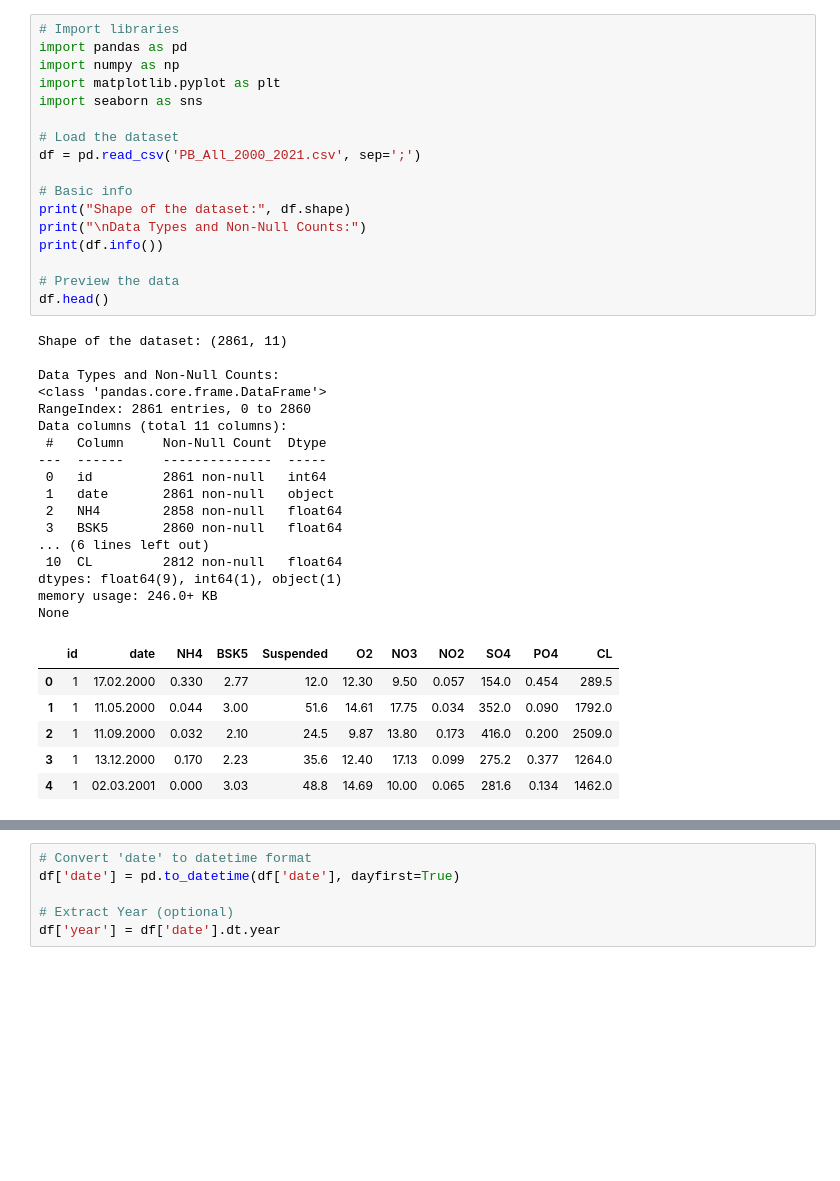
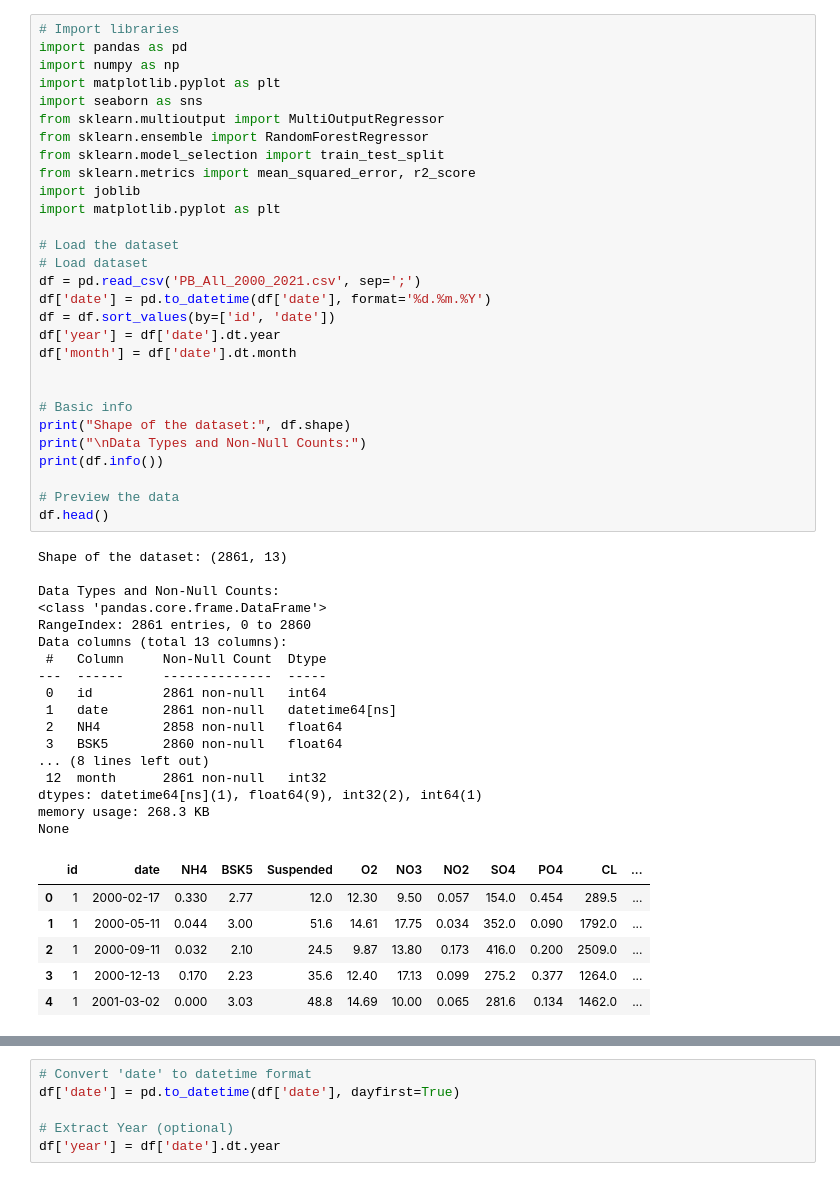
Before and after one commit to aasrithanarra/Water-quality-prediction, a Jupyter notebook: Water_Quality_Prediction.ipynb, the cells around one changed output, grey strips where cells are left out. Cells and saved outputs as stored; diff of their text form; blank space fills up the shorter version.

```diff
--- a/Water_Quality_Prediction.ipynb
+++ b/Water_Quality_Prediction.ipynb
@@ -3,44 +3,56 @@
 # %%
 # Import libraries
 import pandas as pd
 import numpy as np
 import matplotlib.pyplot as plt
 import seaborn as sns
+from sklearn.multioutput import MultiOutputRegressor
+from sklearn.ensemble import RandomForestRegressor
+from sklearn.model_selection import train_test_split
+from sklearn.metrics import mean_squared_error, r2_score
+import joblib
+import matplotlib.pyplot as plt
 
 # Load the dataset
+# Load dataset
 df = pd.read_csv('PB_All_2000_2021.csv', sep=';')
+df['date'] = pd.to_datetime(df['date'], format='%d.%m.%Y')
+df = df.sort_values(by=['id', 'date'])
+df['year'] = df['date'].dt.year
+df['month'] = df['date'].dt.month
+
 
 # Basic info
 print("Shape of the dataset:", df.shape)
 print("\nData Types and Non-Null Counts:")
 print(df.info())
 
 # Preview the data
 df.head()
 # %% [output]
-Shape of the dataset: (2861, 11)
+Shape of the dataset: (2861, 13)
 
 Data Types and Non-Null Counts:
 <class 'pandas.core.frame.DataFrame'>
 RangeIndex: 2861 entries, 0 to 2860
-Data columns (total 11 columns):
+Data columns (total 13 columns):
  #   Column     Non-Null Count  Dtype
 ---  ------     --------------  -----
  0   id         2861 non-null   int64
- 1   date       2861 non-null   object
+ 1   date       2861 non-null   datetime64[ns]
  2   NH4        2858 non-null   float64
  3   BSK5       2860 non-null   float64
-... (6 lines left out)
- 10  CL         2812 non-null   float64
-dtypes: float64(9), int64(1), object(1)
-memory usage: 246.0+ KB
+... (8 lines left out)
+ 12  month      2861 non-null   int32
+dtypes: datetime64[ns](1), float64(9), int32(2), int64(1)
+memory usage: 268.3 KB
 None
-|  | id | date | NH4 | BSK5 | Suspended | O2 | NO3 | NO2 | SO4 | PO4 | CL |
-| 0 | 1 | 17.02.2000 | 0.330 | 2.77 | 12.0 | 12.30 | 9.50 | 0.057 | 154.0 | 0.454 | 289.5 |
-| 1 | 1 | 11.05.2000 | 0.044 | 3.00 | 51.6 | 14.61 | 17.75 | 0.034 | 352.0 | 0.090 | 1792.0 |
-| 2 | 1 | 11.09.2000 | 0.032 | 2.10 | 24.5 | 9.87 | 13.80 | 0.173 | 416.0 | 0.200 | 2509.0 |
-| 3 | 1 | 13.12.2000 | 0.170 | 2.23 | 35.6 | 12.40 | 17.13 | 0.099 | 275.2 | 0.377 | 1264.0 |
-| 4 | 1 | 02.03.2001 | 0.000 | 3.03 | 48.8 | 14.69 | 10.00 | 0.065 | 281.6 | 0.134 | 1462.0 |
+|  | id | date | NH4 | BSK5 | Suspended | O2 | NO3 | NO2 | SO4 | PO4 | CL | ... |
+| 0 | 1 | 2000-02-17 | 0.330 | 2.77 | 12.0 | 12.30 | 9.50 | 0.057 | 154.0 | 0.454 | 289.5 | ... |
+| 1 | 1 | 2000-05-11 | 0.044 | 3.00 | 51.6 | 14.61 | 17.75 | 0.034 | 352.0 | 0.090 | 1792.0 | ... |
+| 2 | 1 | 2000-09-11 | 0.032 | 2.10 | 24.5 | 9.87 | 13.80 | 0.173 | 416.0 | 0.200 | 2509.0 | ... |
+| 3 | 1 | 2000-12-13 | 0.170 | 2.23 | 35.6 | 12.40 | 17.13 | 0.099 | 275.2 | 0.377 | 1264.0 | ... |
+| 4 | 1 | 2001-03-02 | 0.000 | 3.03 | 48.8 | 14.69 | 10.00 | 0.065 | 281.6 | 0.134 | 1462.0 | ... |
 # %%
 # Check for missing values
 print("\nMissing values per column:")
```
Also changed, not shown: parts of 10 cells of this notebook.
